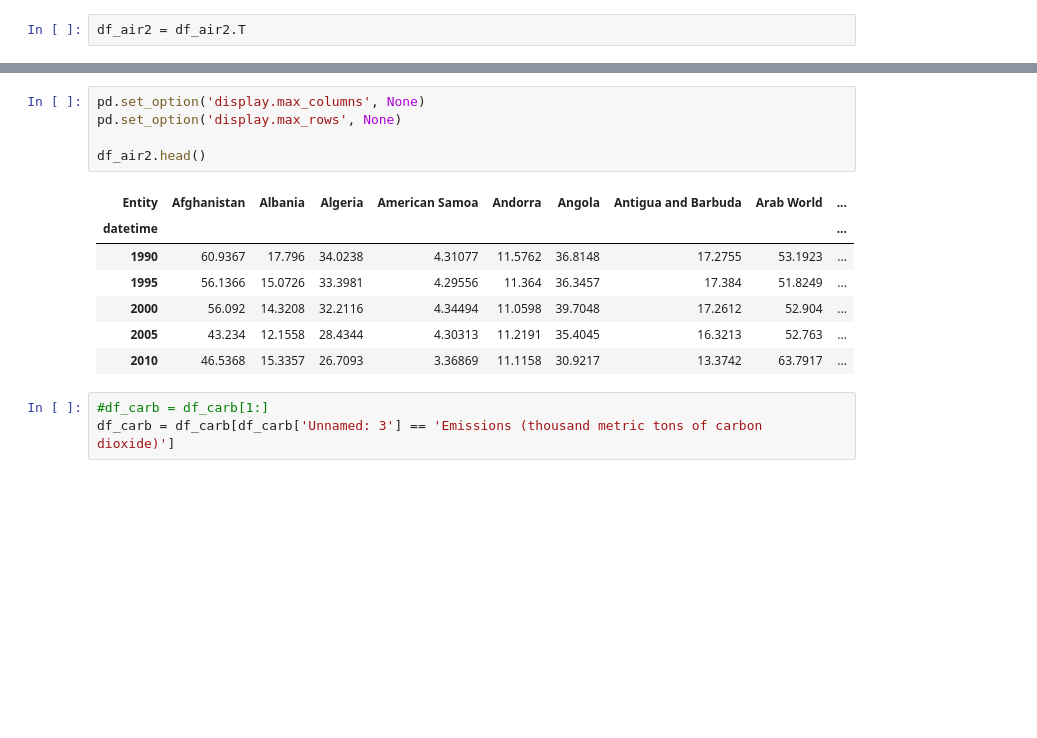
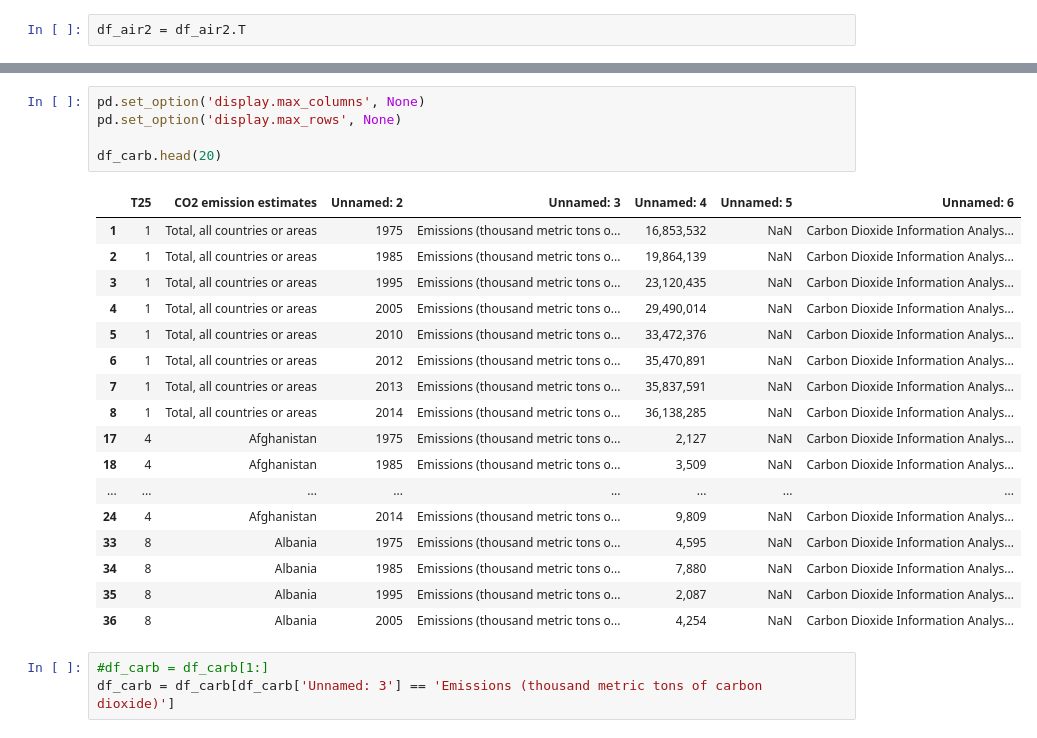
Before and after one commit to deforestation-dashboard/build_deforestationDash_DS1, a Jupyter notebook: DS1-Deforestation.ipynb, the cells around one changed output, grey strips where cells are left out. Saved outputs shown, nothing was run; the diff lists cells and outputs as text; blank space fills up the shorter version.

```diff
--- a/DS1-Deforestation.ipynb
+++ b/DS1-Deforestation.ipynb
@@ -217,16 +224,26 @@ df_air2.head()
 # %%
 pd.set_option('display.max_columns', None)
 pd.set_option('display.max_rows', None)
 
-df_air2.head()
+df_carb.head(20)
 # %% [output]
-| Entity | Afghanistan | Albania | Algeria | American Samoa | Andorra | Angola | Antigua and Barbuda | Arab World | ... |
-| datetime |  |  |  |  |  |  |  |  | ... |
-| 1990 | 60.9367 | 17.796 | 34.0238 | 4.31077 | 11.5762 | 36.8148 | 17.2755 | 53.1923 | ... |
-| 1995 | 56.1366 | 15.0726 | 33.3981 | 4.29556 | 11.364 | 36.3457 | 17.384 | 51.8249 | ... |
-| 2000 | 56.092 | 14.3208 | 32.2116 | 4.34494 | 11.0598 | 39.7048 | 17.2612 | 52.904 | ... |
-| 2005 | 43.234 | 12.1558 | 28.4344 | 4.30313 | 11.2191 | 35.4045 | 16.3213 | 52.763 | ... |
-| 2010 | 46.5368 | 15.3357 | 26.7093 | 3.36869 | 11.1158 | 30.9217 | 13.3742 | 63.7917 | ... |
+|  | T25 | CO2 emission estimates | Unnamed: 2 | Unnamed: 3 | Unnamed: 4 | Unnamed: 5 | Unnamed: 6 |
+| 1 | 1 | Total, all countries or areas | 1975 | Emissions (thousand metric tons o... | 16,853,532 | NaN | Carbon Dioxide Information Analys... |
+| 2 | 1 | Total, all countries or areas | 1985 | Emissions (thousand metric tons o... | 19,864,139 | NaN | Carbon Dioxide Information Analys... |
+| 3 | 1 | Total, all countries or areas | 1995 | Emissions (thousand metric tons o... | 23,120,435 | NaN | Carbon Dioxide Information Analys... |
+| 4 | 1 | Total, all countries or areas | 2005 | Emissions (thousand metric tons o... | 29,490,014 | NaN | Carbon Dioxide Information Analys... |
+| 5 | 1 | Total, all countries or areas | 2010 | Emissions (thousand metric tons o... | 33,472,376 | NaN | Carbon Dioxide Information Analys... |
+| 6 | 1 | Total, all countries or areas | 2012 | Emissions (thousand metric tons o... | 35,470,891 | NaN | Carbon Dioxide Information Analys... |
+| 7 | 1 | Total, all countries or areas | 2013 | Emissions (thousand metric tons o... | 35,837,591 | NaN | Carbon Dioxide Information Analys... |
+| 8 | 1 | Total, all countries or areas | 2014 | Emissions (thousand metric tons o... | 36,138,285 | NaN | Carbon Dioxide Information Analys... |
+| 17 | 4 | Afghanistan | 1975 | Emissions (thousand metric tons o... | 2,127 | NaN | Carbon Dioxide Information Analys... |
+| 18 | 4 | Afghanistan | 1985 | Emissions (thousand metric tons o... | 3,509 | NaN | Carbon Dioxide Information Analys... |
+| ... | ... | ... | ... | ... | ... | ... | ... |
+| 24 | 4 | Afghanistan | 2014 | Emissions (thousand metric tons o... | 9,809 | NaN | Carbon Dioxide Information Analys... |
+| 33 | 8 | Albania | 1975 | Emissions (thousand metric tons o... | 4,595 | NaN | Carbon Dioxide Information Analys... |
+| 34 | 8 | Albania | 1985 | Emissions (thousand metric tons o... | 7,880 | NaN | Carbon Dioxide Information Analys... |
+| 35 | 8 | Albania | 1995 | Emissions (thousand metric tons o... | 2,087 | NaN | Carbon Dioxide Information Analys... |
+| 36 | 8 | Albania | 2005 | Emissions (thousand metric tons o... | 4,254 | NaN | Carbon Dioxide Information Analys... |
 # %%
 #df_carb = df_carb[1:]
 df_carb = df_carb[df_carb['Unnamed: 3'] == 'Emissions (thousand metric tons of carbon dioxide)']
```
Also changed, not shown: parts of 23 cells of this notebook, 1 other file.
